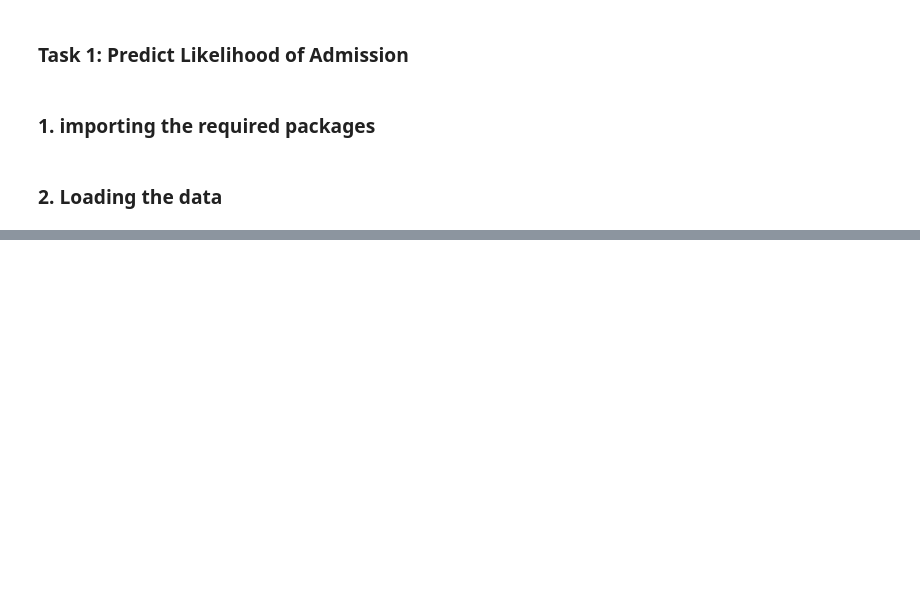
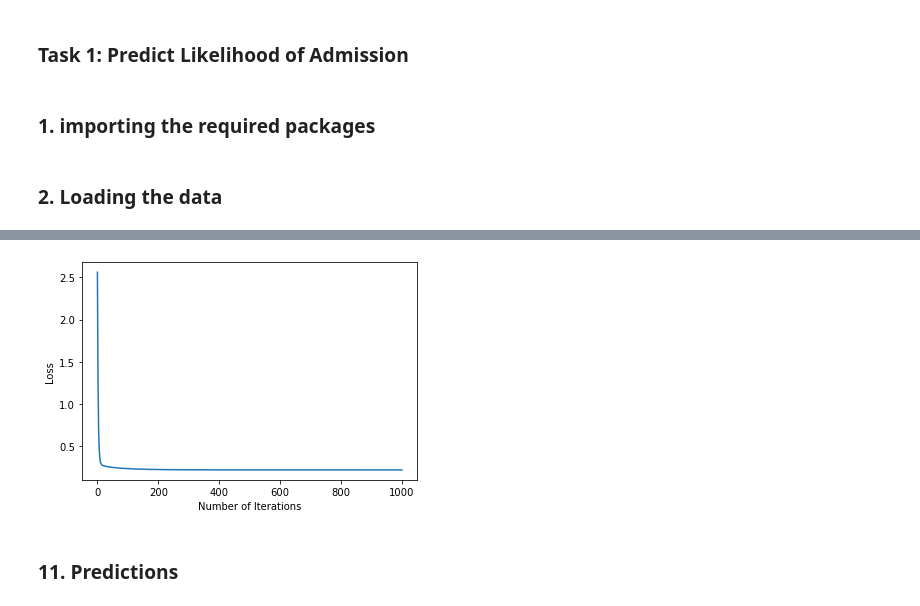
Before and after one commit to JasbirCodeSpace/PyTorch-Practice, a Jupyter notebook: Week 1 Practice/linear_regression_tasks/graduate_admission.ipynb, the cells around one changed output, grey strips where cells are left out. Cells and saved outputs as stored; diff of their text form; code cells hidden in the pictures; blank space fills up the shorter version.

Commit message:
different approach for linear regression

```diff
--- a/Week 1 Practice/linear_regression_tasks/graduate_admission.ipynb
+++ b/Week 1 Practice/linear_regression_tasks/graduate_admission.ipynb
@@ -417,0 +149,38 @@ plt.show()
+# %%
+#define model
+model = LinearRegression(input_dim, target_dim)
+# %%
+# MSE
+mse = nn.MSELoss()
+# %%
+# Optimization ( find parameters that minimizes the error)
+learning_rate = 0.02
+optimizer = torch.optim.SGD(model.parameters(), lr= learning_rate)
+# %%
+# train model
+loss_list = []
+epochs = 1000
+
+for epoch in range(epochs):
+
+    # optimization
+    optimizer.zero_grad()
+
+    # make predictons
+    predictions = model(inputs)
+
+    # calculate loss
+    loss = mse(predictions, targets)
+
+    # backward propagation
+    loss.backward()
+
+    # updating parameters
+    optimizer.step()
+
+    # store loss
+    loss_list.append(loss)
+
+    # print loss
+    if epoch % 50 == 0:
+        print('epoch {}, loss {}'.format(epoch, loss.data))
@@ -417,0 +208,10 @@ plt.show()
+# %%
+# plot loss per iteration
+plt.plot(range(epochs),loss_list)
+plt.xlabel("Number of Iterations")
+plt.ylabel("Loss")
+plt.show()
+# %% [output]
+[figure, added]
+# %% [markdown]
+### 11. Predictions
```
Also changed, not shown: parts of 80 cells of this notebook.
